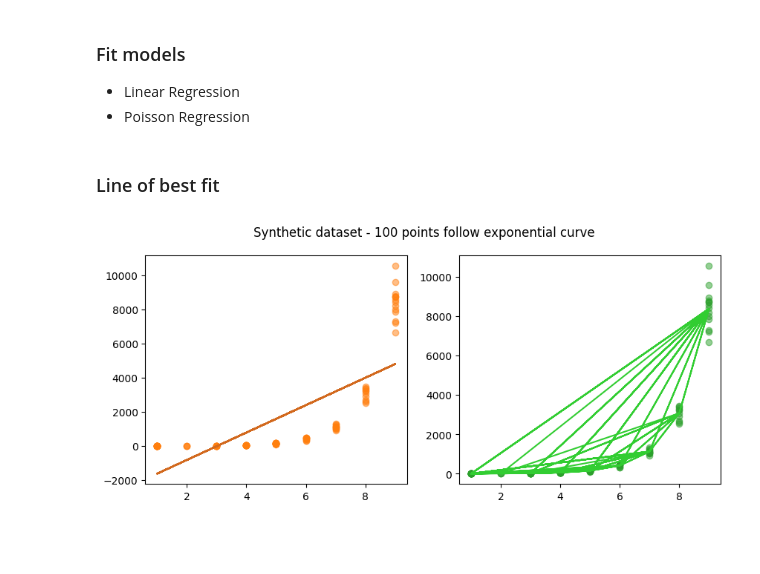
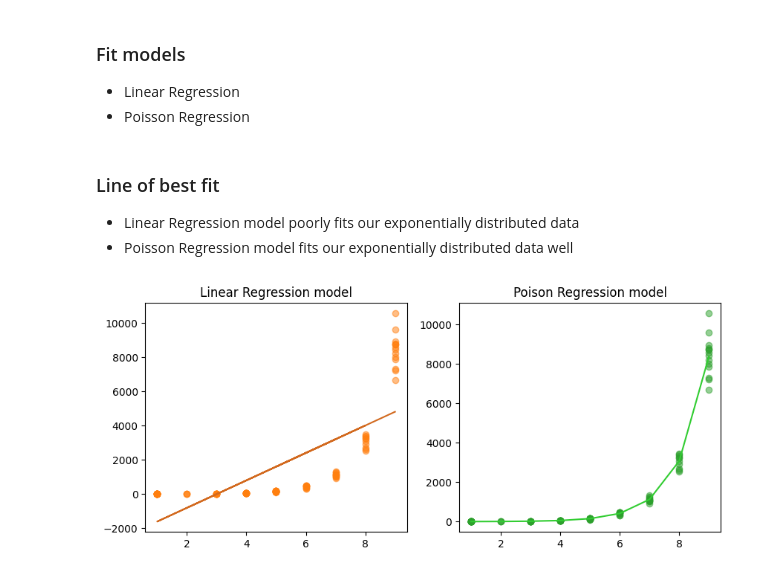
Before and after one commit to MAyub114/sklearn_tricks, a Jupyter notebook: glm.ipynb, the cells around one changed output. Saved outputs shown, nothing was run; the diff lists cells and outputs as text; code cells hidden in the pictures; blank space fills up the shorter version.

```diff
--- a/glm.ipynb
+++ b/glm.ipynb
@@ -129,23 +130,28 @@ poisson = PoissonRegressor(alpha=0, fit_intercept=False).fit(x, y)
 # Predicted y values
 y_pred_linear = linear.predict(x)
 y_pred_poisson = poisson.predict(x)
+
+# Unique (x, y) data points
+y_pred_linear_df = pd.DataFrame({'x':x.flatten(), 'y':y_pred_linear}).drop_duplicates().sort_values(by=['x'])
+y_pred_poisson_df = pd.DataFrame({'x':x.flatten(), 'y':y_pred_poisson}).drop_duplicates().sort_values(by=['x'])
-# %% [markdown]
-### Line of best fit
+# %% [markdown]
+### Line of best fit
+
+* Linear Regression model poorly fits our exponentially distributed data
+* Poisson Regression model fits our exponentially distributed data well
 # %%
 fig, (ax1, ax2) = plt.subplots(1, 2, figsize=(10, 4))
-fig.suptitle("Synthetic dataset - 100 points follow exponential curve")
 
 # Datapoints
+ax1.title.set_text('Linear Regression model')
+ax2.title.set_text('Poison Regression model')
 ax1.scatter(x, y, alpha=0.5, c='tab:orange')
 ax2.scatter(x, y, alpha=0.5, c='tab:green')
 
 # Best fit line
-#ax1.scatter(x, y_pred_linear, alpha=0.5, c='chocolate', marker='*')
-#ax2.scatter(x, y_pred_poisson, alpha=0.5, c='limegreen', marker='*')
-
-ax1.plot(x, y_pred_linear, color='chocolate')
-ax2.plot(x, y_pred_poisson, color='limegreen')
+ax1.plot(y_pred_linear_df['x'], y_pred_linear_df['y'], color='chocolate')
+ax2.plot(y_pred_poisson_df['x'], y_pred_poisson_df['y'], color='limegreen')
 
 plt.show()
 # %% [output]
-[figure, old version]
+[figure, new version]
```
Also changed, not shown: parts of 4 cells of this notebook.
